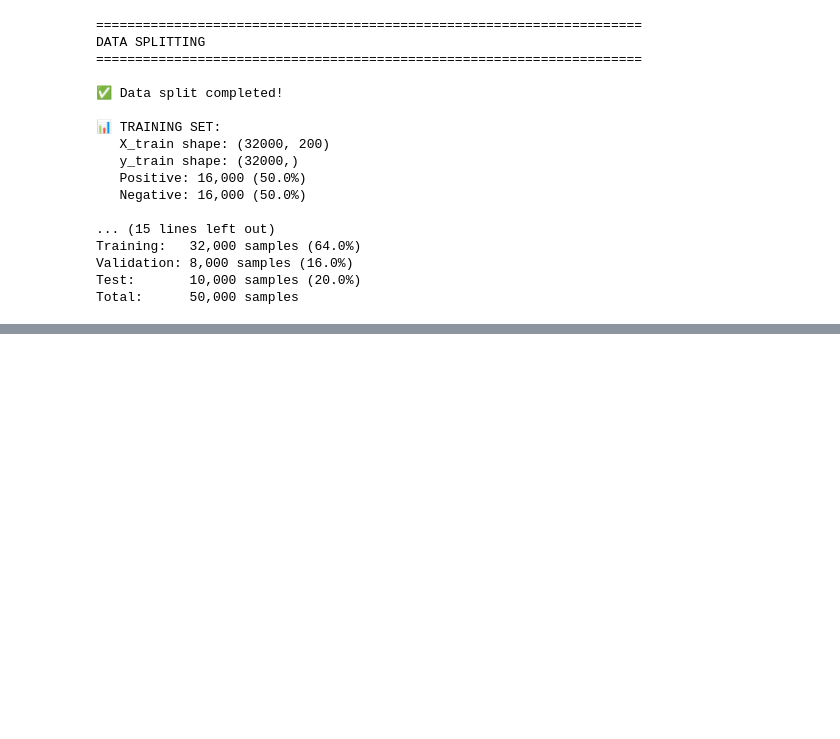
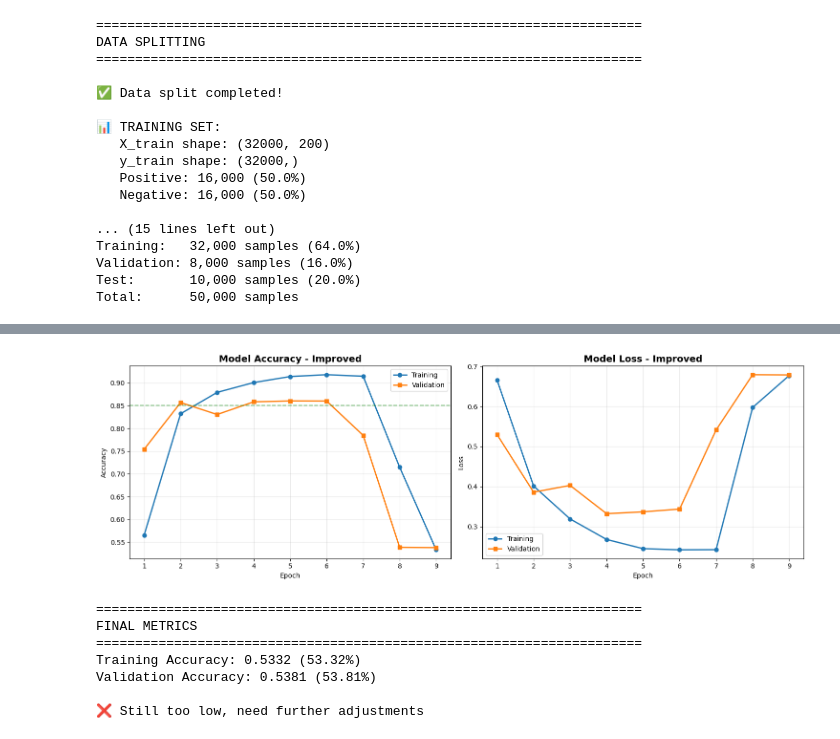
Before and after one commit to TharinduniHerath/Deep_learning_assignment, a Jupyter notebook: SentimalAnalysis.ipynb, the cells around one changed output, grey strips where cells are left out. Drawn from its saved outputs; the diff is of its cells as text; code cells hidden in the pictures; blank space fills up the shorter version.

Commit message:
Model training

```diff
--- a/SentimalAnalysis.ipynb
+++ b/SentimalAnalysis.ipynb
@@ -511,0 +599,20 @@ Total:      50,000 samples
+# %%
+# Cell: Setup Callbacks
+
+early_stop = EarlyStopping(
+    monitor='val_loss',
+    patience=5,  # Increased from 3
+    restore_best_weights=True,
+    verbose=1
+)
+
+checkpoint = ModelCheckpoint(
+    '../models/lstm_improved_model.h5',
+    monitor='val_accuracy',
+    save_best_only=True,
+    verbose=1
+)
+
+callbacks = [early_stop, checkpoint]
+
+print("✅ Callbacks configured (patience=5)")
@@ -511,0 +699,59 @@ Total:      50,000 samples
+# %%
+# Cell: Plot Training History
+
+fig, axes = plt.subplots(1, 2, figsize=(15, 5))
+
+epochs_range = range(1, len(history.history['accuracy']) + 1)
+
+# Accuracy
+axes[0].plot(epochs_range, history.history['accuracy'],
+             label='Training', marker='o', linewidth=2)
+axes[0].plot(epochs_range, history.history['val_accuracy'],
+             label='Validation', marker='s', linewidth=2)
+axes[0].set_title('Model Accuracy - Improved', fontsize=14, fontweight='bold')
+axes[0].set_xlabel('Epoch')
+axes[0].set_ylabel('Accuracy')
+axes[0].legend()
+axes[0].grid(True, alpha=0.3)
+axes[0].axhline(y=0.85, color='green', linestyle='--', alpha=0.5, label='Target: 85%')
+
+# Loss
+axes[1].plot(epochs_range, history.history['loss'],
+             label='Training', marker='o', linewidth=2)
+axes[1].plot(epochs_range, history.history['val_loss'],
+             label='Validation', marker='s', linewidth=2)
+axes[1].set_title('Model Loss - Improved', fontsize=14, fontweight='bold')
+axes[1].set_xlabel('Epoch')
+axes[1].set_ylabel('Loss')
+axes[1].legend()
+axes[1].grid(True, alpha=0.3)
+
+plt.tight_layout()
+plt.savefig('./results/lstm_improved_history.png', dpi=300, bbox_inches='tight')
+plt.show()
+
+# Print final metrics
+final_train_acc = history.history['accuracy'][-1]
+final_val_acc = history.history['val_accuracy'][-1]
+
+print("\n" + "="*70)
+print("FINAL METRICS")
+print("="*70)
+print(f"Training Accuracy: {final_train_acc:.4f} ({final_train_acc*100:.2f}%)")
+print(f"Validation Accuracy: {final_val_acc:.4f} ({final_val_acc*100:.2f}%)")
+
+if final_val_acc >= 0.85:
+    print("\n✅ SUCCESS: Achieved target accuracy!")
+elif final_val_acc >= 0.80:
+    print("\n⚠️ CLOSE: Nearly there, might need more tuning")
+else:
+    print("\n❌ Still too low, need further adjustments")
+# %% [output]
+[figure, added]
+======================================================================
+FINAL METRICS
+======================================================================
+Training Accuracy: 0.5332 (53.32%)
+Validation Accuracy: 0.5381 (53.81%)
+
+❌ Still too low, need further adjustments
```
Also changed, not shown: parts of 5 cells of this notebook, 2 other files.
